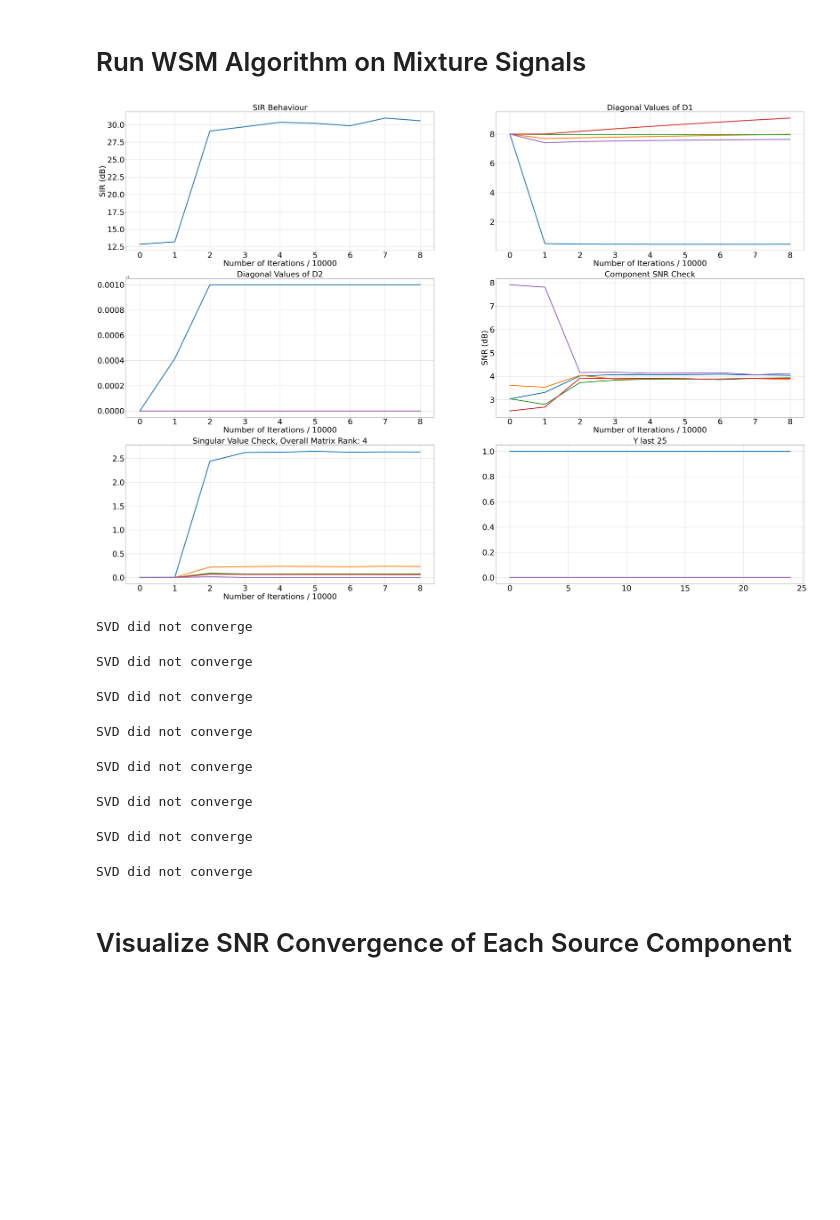
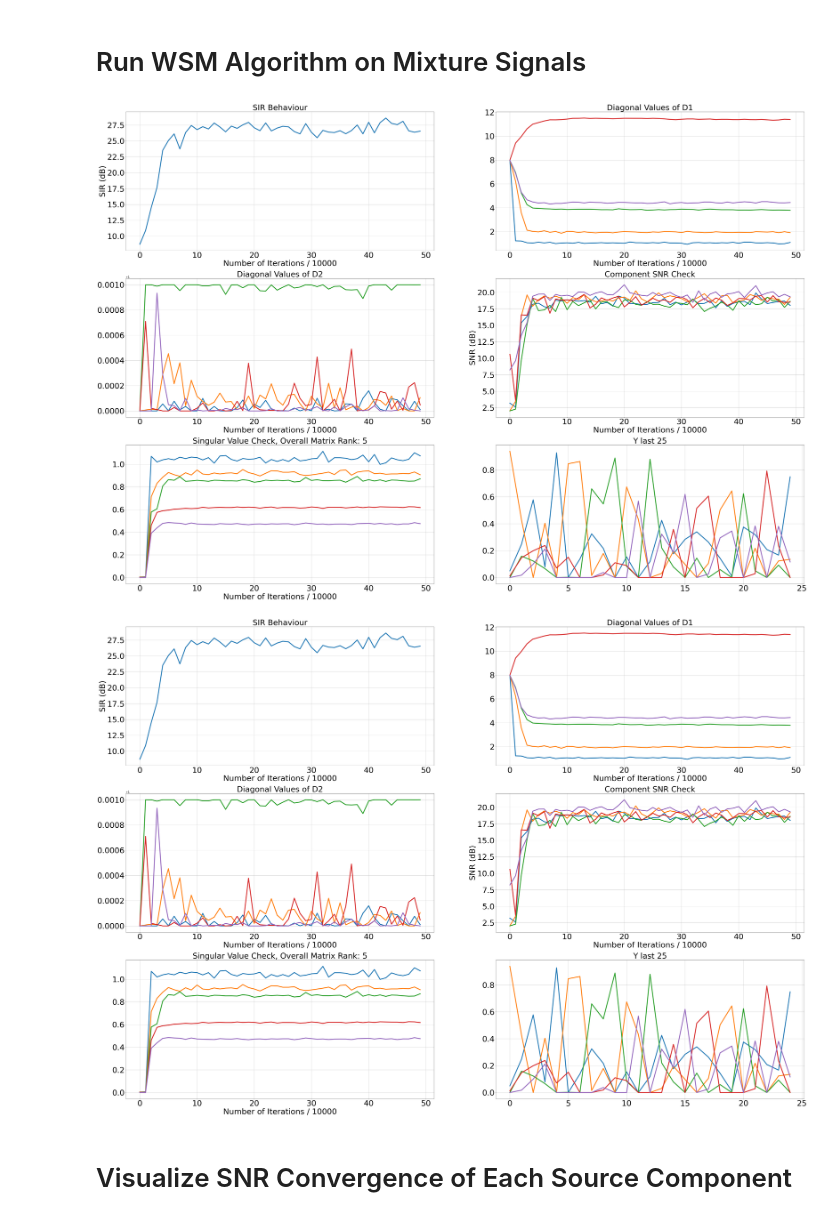
Before and after one commit to BariscanBozkurt/Biologically-Plausible-DetMaxNNs-for-Blind-Source-Separation, a Jupyter notebook: NumericalExperiments/WSMTutorialNotebooks/WSM_Simplex_Independent_Demo-Copy1.ipynb, the cells around one changed output. Saved outputs shown, nothing was run; the diff lists cells and outputs as text; code cells hidden in the pictures; blank space fills up the shorter version.

```diff
--- a/NumericalExperiments/WSMTutorialNotebooks/WSM_Simplex_Independent_Demo-Copy1.ipynb
+++ b/NumericalExperiments/WSMTutorialNotebooks/WSM_Simplex_Independent_Demo-Copy1.ipynb
@@ -31,27 +45,16 @@ notebook_name = 'Antisparse_Copula'
 # %%
 NumberofSources = 5
 NumberofMixtures = 10
-N = 5*1e5
-S = 2*np.random.uniform(size = (NumberofSources,int(N)))-1
-S = ProjectRowstoL1NormBall(S.T).T
-S = S*(S>=0)
-S = S #/ S.sum(axis = 0)
+N = 500000
 # https://stackoverflow.com/questions/65154622/sample-uniformly-at-random-from-a-simplex-in-python
 S = np.random.exponential(scale=1.0, size=(NumberofSources,int(N)))
 S = S / np.sum(S, axis = 0)
 INPUT_STD = 0.17
-A = np.random.standard_normal(size=(NumberofMixtures,NumberofSources))
-X = A @ S
-for M in range(A.shape[0]):
-    stdx = np.std(X[M,:])
-    A[M,:] = A[M,:]/stdx * INPUT_STD
-
+A, X = WSM_Mixing_Scenario(S, NumberofMixtures, INPUT_STD)
 SNR=30
-X = A @ S
 X, NoisePart = addWGN(X, SNR, return_noise = True)
 
 SNRinp = 10 * np.log10(np.sum(np.mean((X - NoisePart)**2, axis = 1)) / np.sum(np.mean(NoisePart**2, axis = 1)))
-
 print("The following is the mixture matrix A")
 display_matrix(A)
 print("Input SNR is : {}".format(SNRinp))
@@ -102,7 +105,7 @@ subplot_1D_signals(X.T[0:100], title = 'Mixture Signals', figsize = (15,18), col
 # h_dim = s_dim
 # samples = S.shape[1]
 
-MUS = 0.1
+MUS = 0.4
 OUTPUT_COMP_TOL = 1e-5
 MAX_OUT_ITERATIONS= 3000
 LayerGains = [8,1]
@@ -110,36 +113,32 @@ LayerMinimumGains = [1e-6,1]
 LayerMaximumGains = [1e6,1.001]
 WScalings = [0.0033,0.0033]
 GamScalings = [0.02,0.02]
-zeta = 1e-5
+zeta = 1e-4
 beta = 0.5
-muD = [1, 1e-2]
+muD = [20, 1e-2]
 
 s_dim = S.shape[0]
 x_dim = X.shape[0]
 h_dim = s_dim
 samples = S.shape[1]
+W_HX = np.eye(h_dim, x_dim)
+W_YH = np.eye(s_dim, h_dim)
 # %% [markdown]
 # Run WSM Algorithm on Mixture Signals
 # %%
 debug_iteration_point = 10000
 
 model = OnlineWSMBSS(s_dim = s_dim, x_dim = x_dim, h_dim = h_dim,
                      gamma_start = MUS, beta = beta, zeta = zeta,
                      muD = muD,WScalings = WScalings,
+#                      W_HX = W_HX, W_YH = W_YH,
                      DScalings = LayerGains, LayerMinimumGains = LayerMinimumGains,
                      LayerMaximumGains = LayerMaximumGains,neural_OUTPUT_COMP_TOL = OUTPUT_COMP_TOL,
                      set_ground_truth = True, S = S, A = A)
 
-model.fit_batch_simplex(X, n_epochs = 1, neural_lr_start = 0.5, shuffle = False,
+model.fit_batch_simplex(X, n_epochs = 1, neural_lr_start = 0.3, shuffle = False,
                        debug_iteration_point = debug_iteration_point,
                        plot_in_jupyter = True)
 # %% [output]
-[figure, old version]
+[figure, new version]
-SVD did not converge
-SVD did not converge
-SVD did not converge
-SVD did not converge
-SVD did not converge
-SVD did not converge
-SVD did not converge
-SVD did not converge
+[figure, added]
```
Also changed, not shown: parts of 16 cells of this notebook, 4 other files.
